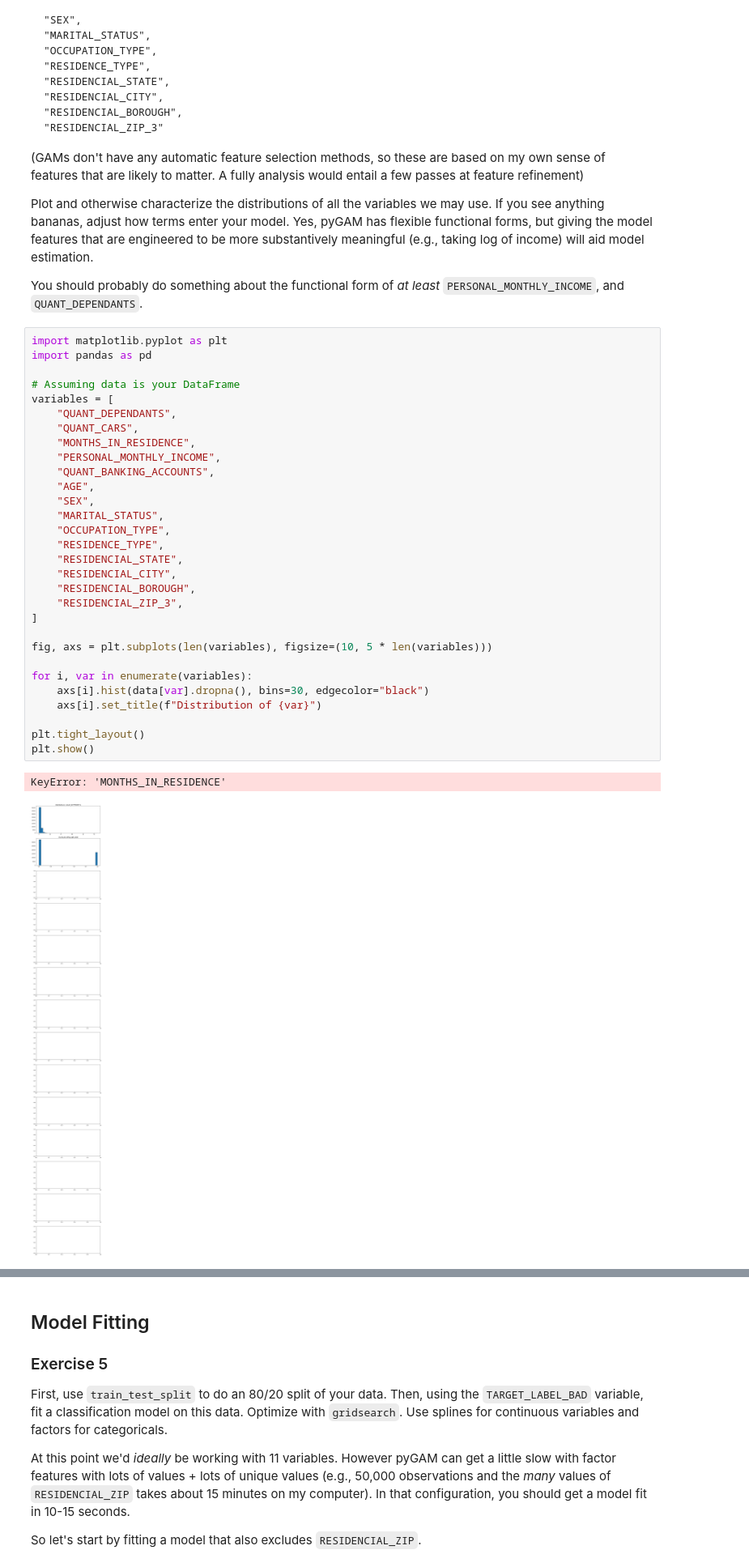
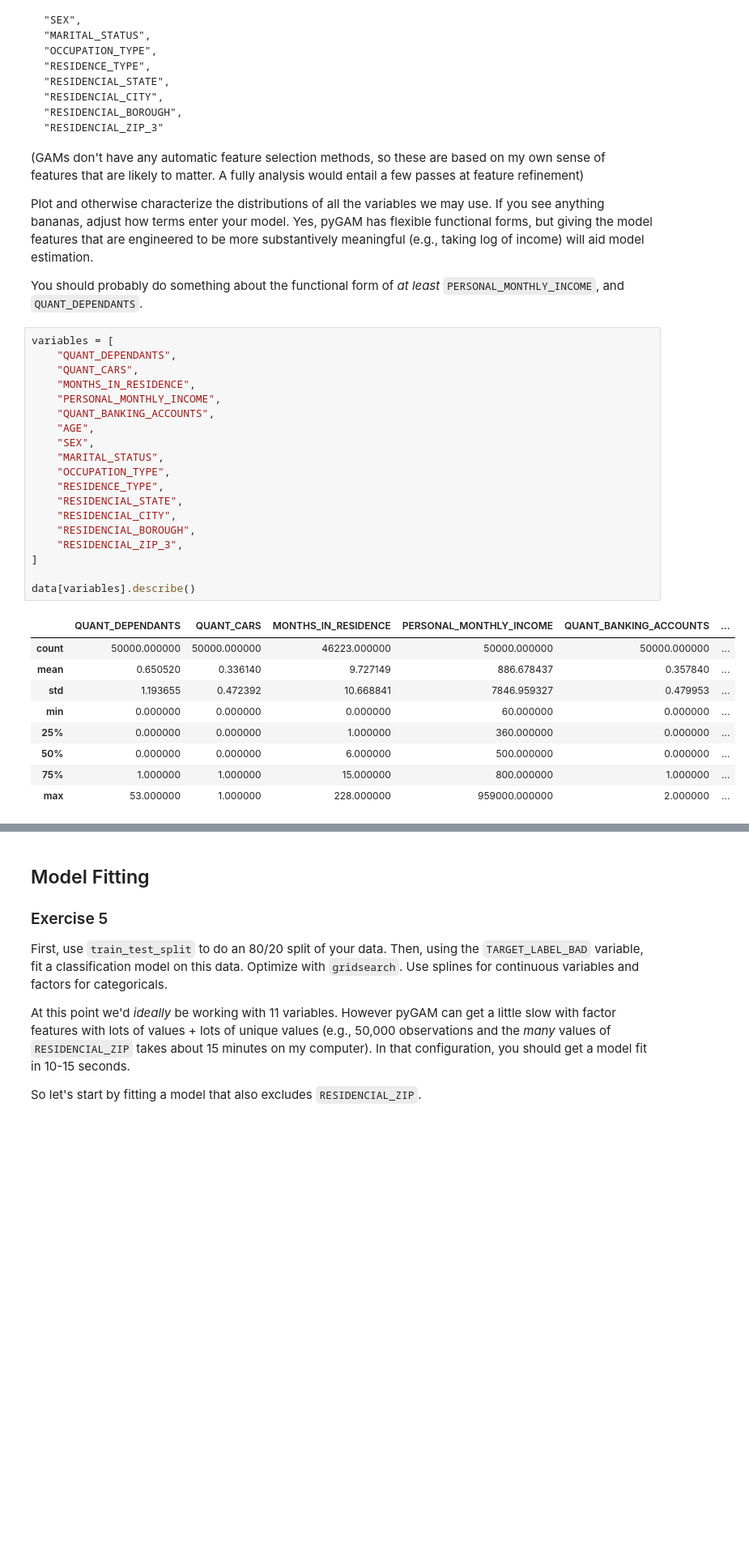
Before and after one commit to AliciaXia222/IDS701_Exercise2, a Jupyter notebook: exercise_interpretable.ipynb, the cells around one changed output, grey strips where cells are left out. Shown at 81% size. Drawn from its saved outputs; the diff is of its cells as text; blank space fills up the shorter version.

```diff
--- a/exercise_interpretable.ipynb
+++ b/exercise_interpretable.ipynb
@@ -116,36 +100,32 @@ Let's start off by fitting a model that uses the following variables:
 Plot and otherwise characterize the distributions of all the variables we may use. If you see anything bananas, adjust how terms enter your model. Yes, pyGAM has flexible functional forms, but giving the model features that are engineered to be more substantively meaningful (e.g., taking log of income) will aid model estimation.
 
 You should probably do something about the functional form of *at least* `PERSONAL_MONTHLY_INCOME`, and `QUANT_DEPENDANTS`.
-# %%
-import matplotlib.pyplot as plt
-import pandas as pd
-
-# Assuming data is your DataFrame
-variables = [
-    "QUANT_DEPENDANTS",
-    "QUANT_CARS",
-    "MONTHS_IN_RESIDENCE",
-    "PERSONAL_MONTHLY_INCOME",
-    "QUANT_BANKING_ACCOUNTS",
-    "AGE",
-    "SEX",
-    "MARITAL_STATUS",
-    "OCCUPATION_TYPE",
-    "RESIDENCE_TYPE",
-    "RESIDENCIAL_STATE",
-    "RESIDENCIAL_CITY",
-    "RESIDENCIAL_BOROUGH",
-    "RESIDENCIAL_ZIP_3",
-]
-
-fig, axs = plt.subplots(len(variables), figsize=(10, 5 * len(variables)))
-
-for i, var in enumerate(variables):
-    axs[i].hist(data[var].dropna(), bins=30, edgecolor="black")
-    axs[i].set_title(f"Distribution of {var}")
-
-plt.tight_layout()
-plt.show()
-# %% [output]
-KeyError: 'MONTHS_IN_RESIDENCE'
-[figure, removed]
+# %%
+variables = [
+    "QUANT_DEPENDANTS",
+    "QUANT_CARS",
+    "MONTHS_IN_RESIDENCE",
+    "PERSONAL_MONTHLY_INCOME",
+    "QUANT_BANKING_ACCOUNTS",
+    "AGE",
+    "SEX",
+    "MARITAL_STATUS",
+    "OCCUPATION_TYPE",
+    "RESIDENCE_TYPE",
+    "RESIDENCIAL_STATE",
+    "RESIDENCIAL_CITY",
+    "RESIDENCIAL_BOROUGH",
+    "RESIDENCIAL_ZIP_3",
+]
+
+data[variables].describe()
+# %% [output]
+|  | QUANT_DEPENDANTS | QUANT_CARS | MONTHS_IN_RESIDENCE | PERSONAL_MONTHLY_INCOME | QUANT_BANKING_ACCOUNTS | ... |
+| count | 50000.000000 | 50000.000000 | 46223.000000 | 50000.000000 | 50000.000000 | ... |
+| mean | 0.650520 | 0.336140 | 9.727149 | 886.678437 | 0.357840 | ... |
+| std | 1.193655 | 0.472392 | 10.668841 | 7846.959327 | 0.479953 | ... |
+| min | 0.000000 | 0.000000 | 0.000000 | 60.000000 | 0.000000 | ... |
+| 25% | 0.000000 | 0.000000 | 1.000000 | 360.000000 | 0.000000 | ... |
+| 50% | 0.000000 | 0.000000 | 6.000000 | 500.000000 | 0.000000 | ... |
+| 75% | 1.000000 | 1.000000 | 15.000000 | 800.000000 | 1.000000 | ... |
+| max | 53.000000 | 1.000000 | 228.000000 | 959000.000000 | 2.000000 | ... |
```
Also changed, not shown: parts of 34 cells of this notebook, 1 other file.
